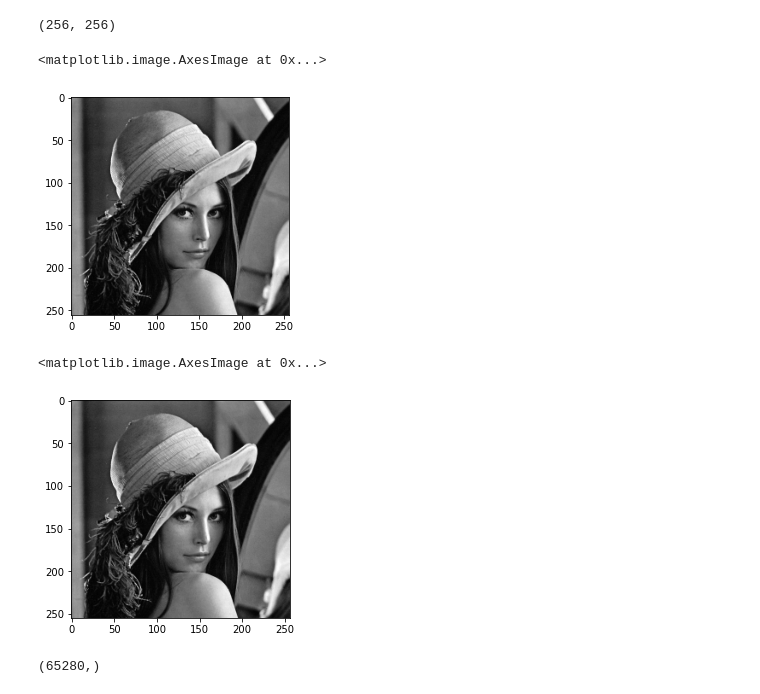
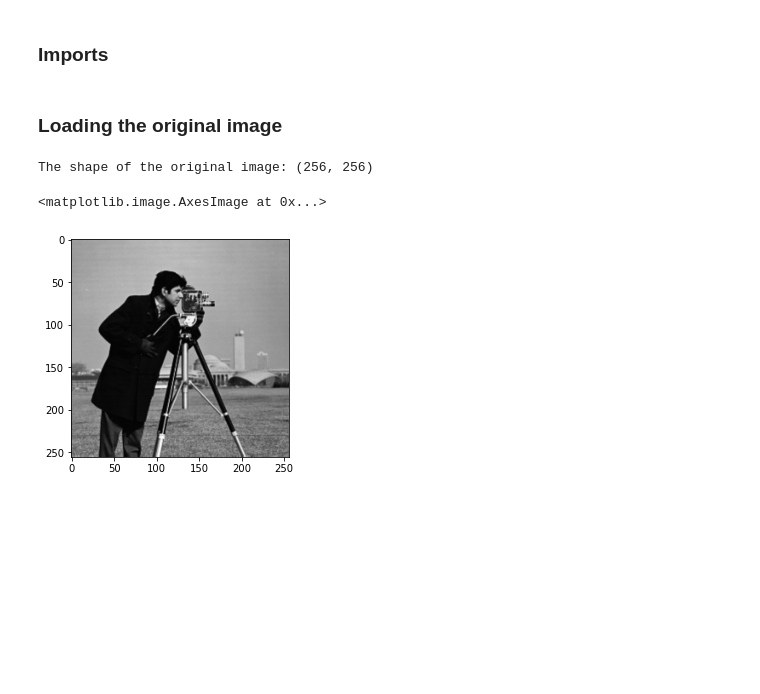
Before and after one commit to ChaminduS/Proc_Downsampling, a Jupyter notebook: Python Scripts/image_to_text.ipynb, the cells around one changed output. Cells and saved outputs as stored; diff of their text form; code cells hidden in the pictures; blank space fills up the shorter version.

```diff
--- a/Python Scripts/image_to_text.ipynb
+++ b/Python Scripts/image_to_text.ipynb
@@ -1,3 +1,5 @@
+# %% [markdown]
+### Imports
 # %%
 import numpy as np
 import cv2 as cv
@@ -5,22 +8,17 @@ import matplotlib.pyplot as plt
+# %% [markdown]
+### Loading the original image
 # %%
-img = cv.resize(cv.imread('lena.png', 0), (256,256))
+parent_dir = './standard_test_images'
+image_name = 'cameraman.tif'
 
-print(img.shape)
+#Loading a grayscale 256 by 256 image
+img = cv.resize(cv.imread(os.path.join(parent_dir, image_name), 0), (256,256))
+
+print(f'The shape of the original image: {img.shape}')
+
+#Visualizing the original image
 plt.imshow(img, cmap = 'gray')
 # %% [output]
-(256, 256)
+The shape of the original image: (256, 256)
 <matplotlib.image.AxesImage at 0x...>
-[figure, old version]
+[figure, new version]
-# %%
-img_array =np.array(img)
-img_array_cropped = img[0:-1,:]
-img_array_cropped.shape
-plt.imshow(img_array_cropped, cmap='gray')
-# %% [output]
-<matplotlib.image.AxesImage at 0x...>
-[figure, removed]
-# %%
-cropped_img_flatten = img_array_cropped.flatten()
-cropped_img_flatten.shape
-# %% [output]
-(65280,)
```
Also changed, not shown: parts of 9 cells of this notebook, 1 other file.
